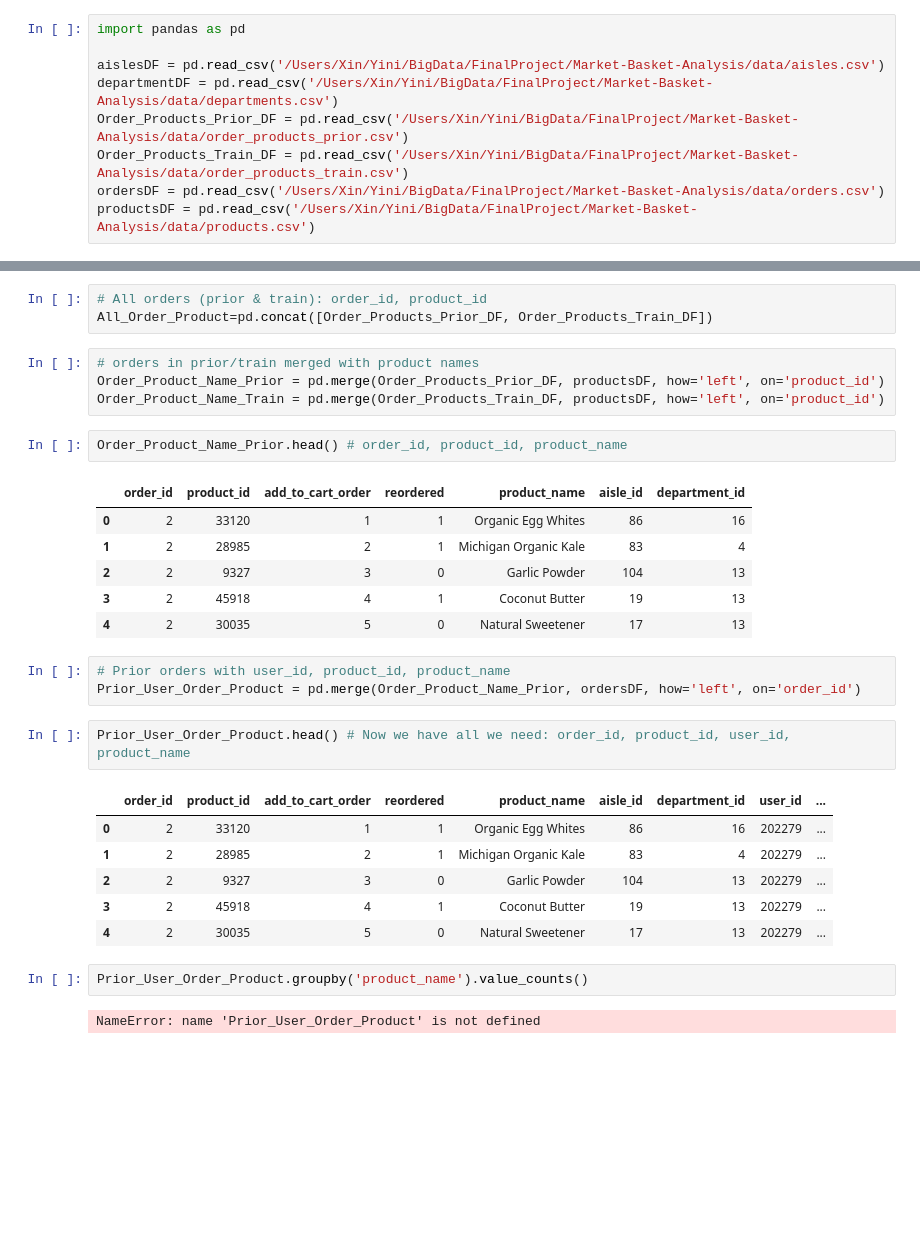
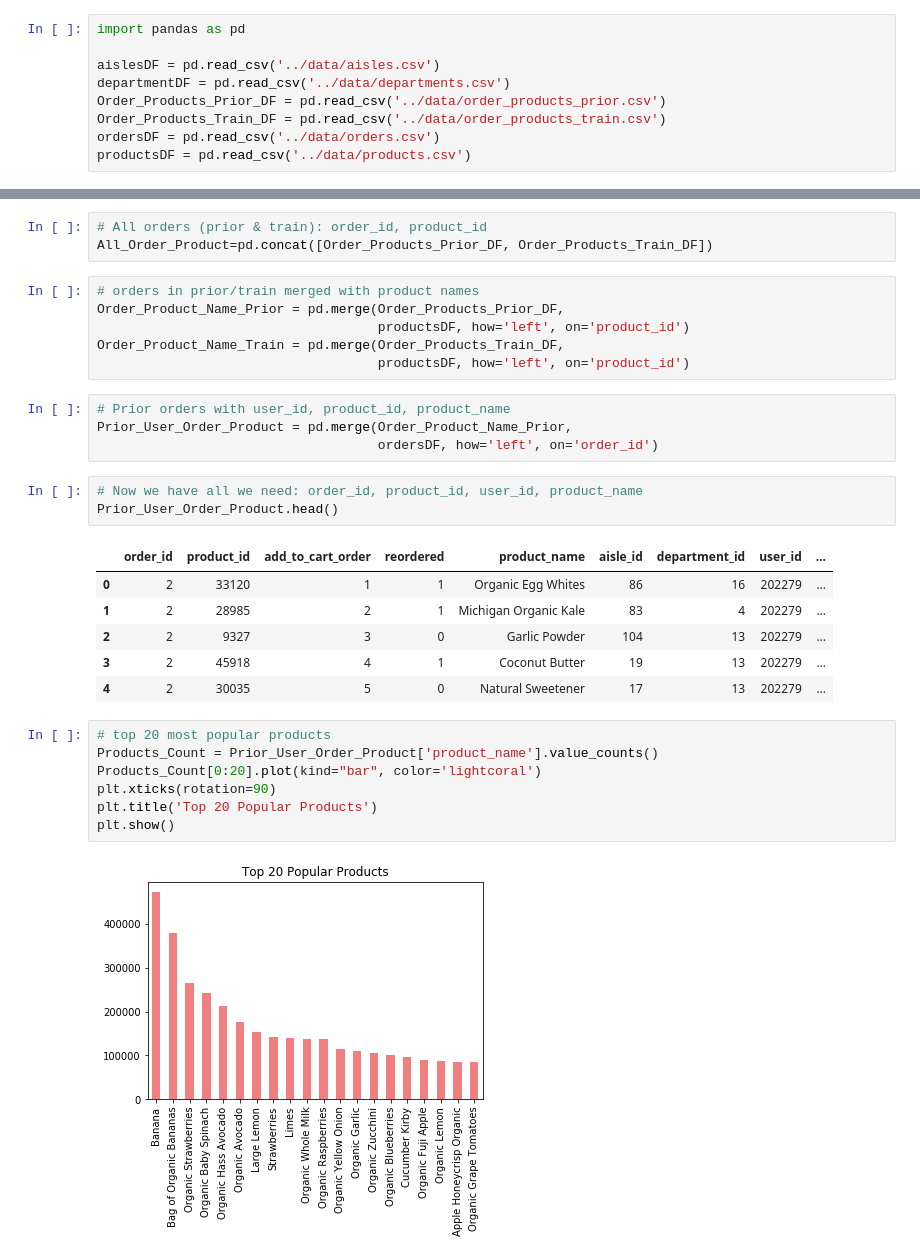
Before and after one commit to YiniZhang/Market-Basket-Analysis, a Jupyter notebook: doc/Market Basket Analysis - Explore.ipynb, the cells around one changed output, grey strips where cells are left out. Saved outputs shown, nothing was run; the diff lists cells and outputs as text; blank space fills up the shorter version.

```diff
--- a/doc/Market Basket Analysis - Explore.ipynb
+++ b/doc/Market Basket Analysis - Explore.ipynb
@@ -64,9 +64,9 @@ Orders = spark.read.csv("/Users/Xin/Yini/BigData/FinalProject/Market-Basket-Anal
 # %%
 import pandas as pd
 
-aislesDF = pd.read_csv('/Users/Xin/Yini/BigData/FinalProject/Market-Basket-Analysis/data/aisles.csv')
-departmentDF = pd.read_csv('/Users/Xin/Yini/BigData/FinalProject/Market-Basket-Analysis/data/departments.csv')
-Order_Products_Prior_DF = pd.read_csv('/Users/Xin/Yini/BigData/FinalProject/Market-Basket-Analysis/data/order_products_prior.csv')
-Order_Products_Train_DF = pd.read_csv('/Users/Xin/Yini/BigData/FinalProject/Market-Basket-Analysis/data/order_products_train.csv')
-ordersDF = pd.read_csv('/Users/Xin/Yini/BigData/FinalProject/Market-Basket-Analysis/data/orders.csv')
-productsDF = pd.read_csv('/Users/Xin/Yini/BigData/FinalProject/Market-Basket-Analysis/data/products.csv')
+aislesDF = pd.read_csv('../data/aisles.csv')
+departmentDF = pd.read_csv('../data/departments.csv')
+Order_Products_Prior_DF = pd.read_csv('../data/order_products_prior.csv')
+Order_Products_Train_DF = pd.read_csv('../data/order_products_train.csv')
+ordersDF = pd.read_csv('../data/orders.csv')
+productsDF = pd.read_csv('../data/products.csv')
@@ -163,22 +131,17 @@ NameError: name 'Order_Products_Train_DF' is not defined
 All_Order_Product=pd.concat([Order_Products_Prior_DF, Order_Products_Train_DF])
 # %%
 # orders in prior/train merged with product names
-Order_Product_Name_Prior = pd.merge(Order_Products_Prior_DF, productsDF, how='left', on='product_id')
-Order_Product_Name_Train = pd.merge(Order_Products_Train_DF, productsDF, how='left', on='product_id')
+Order_Product_Name_Prior = pd.merge(Order_Products_Prior_DF,
+                                    productsDF, how='left', on='product_id')
+Order_Product_Name_Train = pd.merge(Order_Products_Train_DF,
+                                    productsDF, how='left', on='product_id')
-# %%
-Order_Product_Name_Prior.head() # order_id, product_id, product_name
-# %% [output]
-|  | order_id | product_id | add_to_cart_order | reordered | product_name | aisle_id | department_id |
-| 0 | 2 | 33120 | 1 | 1 | Organic Egg Whites | 86 | 16 |
-| 1 | 2 | 28985 | 2 | 1 | Michigan Organic Kale | 83 | 4 |
-| 2 | 2 | 9327 | 3 | 0 | Garlic Powder | 104 | 13 |
-| 3 | 2 | 45918 | 4 | 1 | Coconut Butter | 19 | 13 |
-| 4 | 2 | 30035 | 5 | 0 | Natural Sweetener | 17 | 13 |
 # %%
 # Prior orders with user_id, product_id, product_name
-Prior_User_Order_Product = pd.merge(Order_Product_Name_Prior, ordersDF, how='left', on='order_id')
+Prior_User_Order_Product = pd.merge(Order_Product_Name_Prior,
+                                    ordersDF, how='left', on='order_id')
 # %%
-Prior_User_Order_Product.head() # Now we have all we need: order_id, product_id, user_id, product_name
+# Now we have all we need: order_id, product_id, user_id, product_name
+Prior_User_Order_Product.head()
 # %% [output]
 |  | order_id | product_id | add_to_cart_order | reordered | product_name | aisle_id | department_id | user_id | ... |
 | 0 | 2 | 33120 | 1 | 1 | Organic Egg Whites | 86 | 16 | 202279 | ... |
@@ -186,7 +149,12 @@ Prior_User_Order_Product.head() # Now we have all we need: order_id, product_id,
 | 2 | 2 | 9327 | 3 | 0 | Garlic Powder | 104 | 13 | 202279 | ... |
 | 3 | 2 | 45918 | 4 | 1 | Coconut Butter | 19 | 13 | 202279 | ... |
 | 4 | 2 | 30035 | 5 | 0 | Natural Sweetener | 17 | 13 | 202279 | ... |
-# %%
-Prior_User_Order_Product.groupby('product_name').value_counts()
-# %% [output]
-NameError: name 'Prior_User_Order_Product' is not defined
+# %%
+# top 20 most popular products
+Products_Count = Prior_User_Order_Product['product_name'].value_counts()
+Products_Count[0:20].plot(kind="bar", color='lightcoral')
+plt.xticks(rotation=90)
+plt.title('Top 20 Popular Products')
+plt.show()
+# %% [output]
+[figure, added]
```
Also changed, not shown: parts of 12 cells of this notebook.
